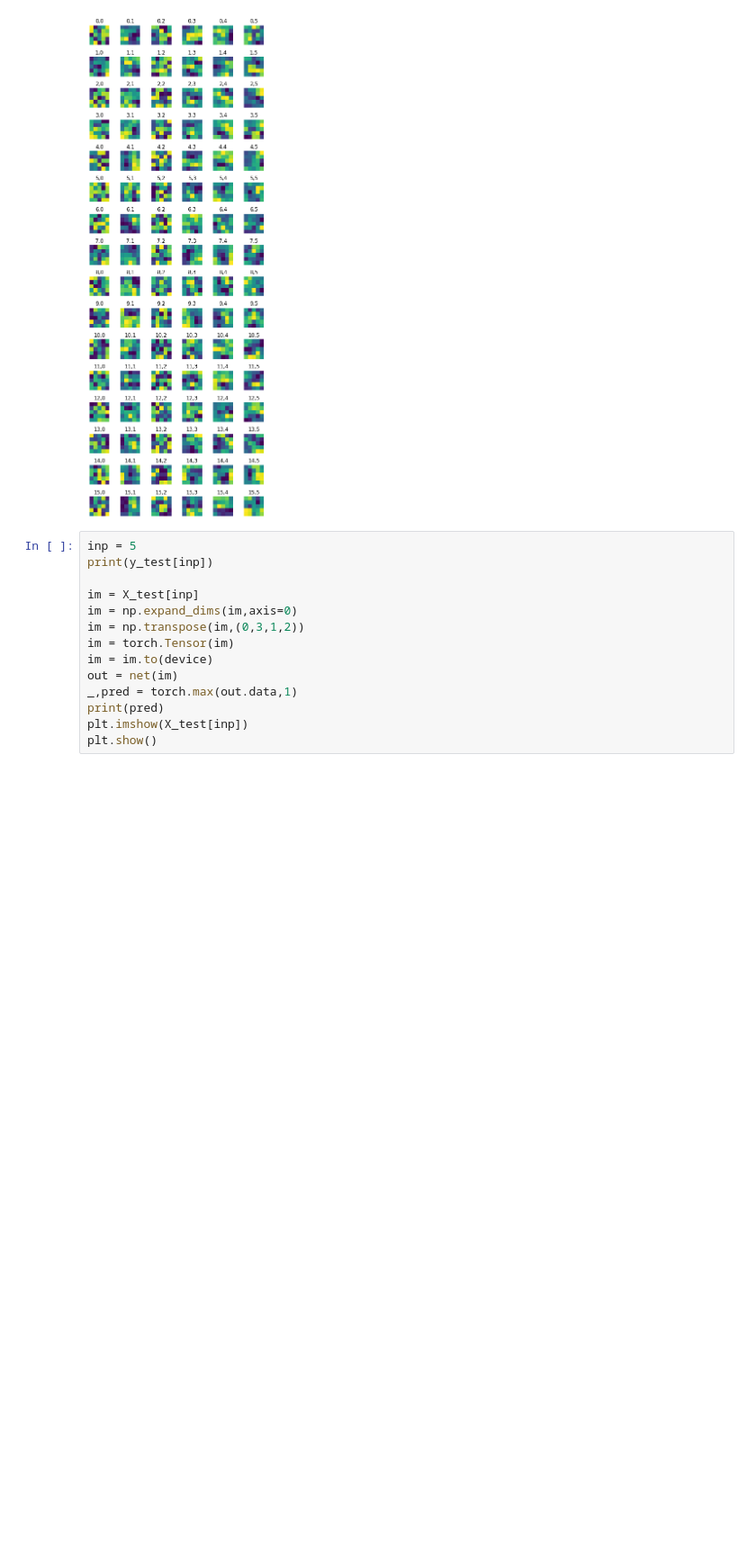
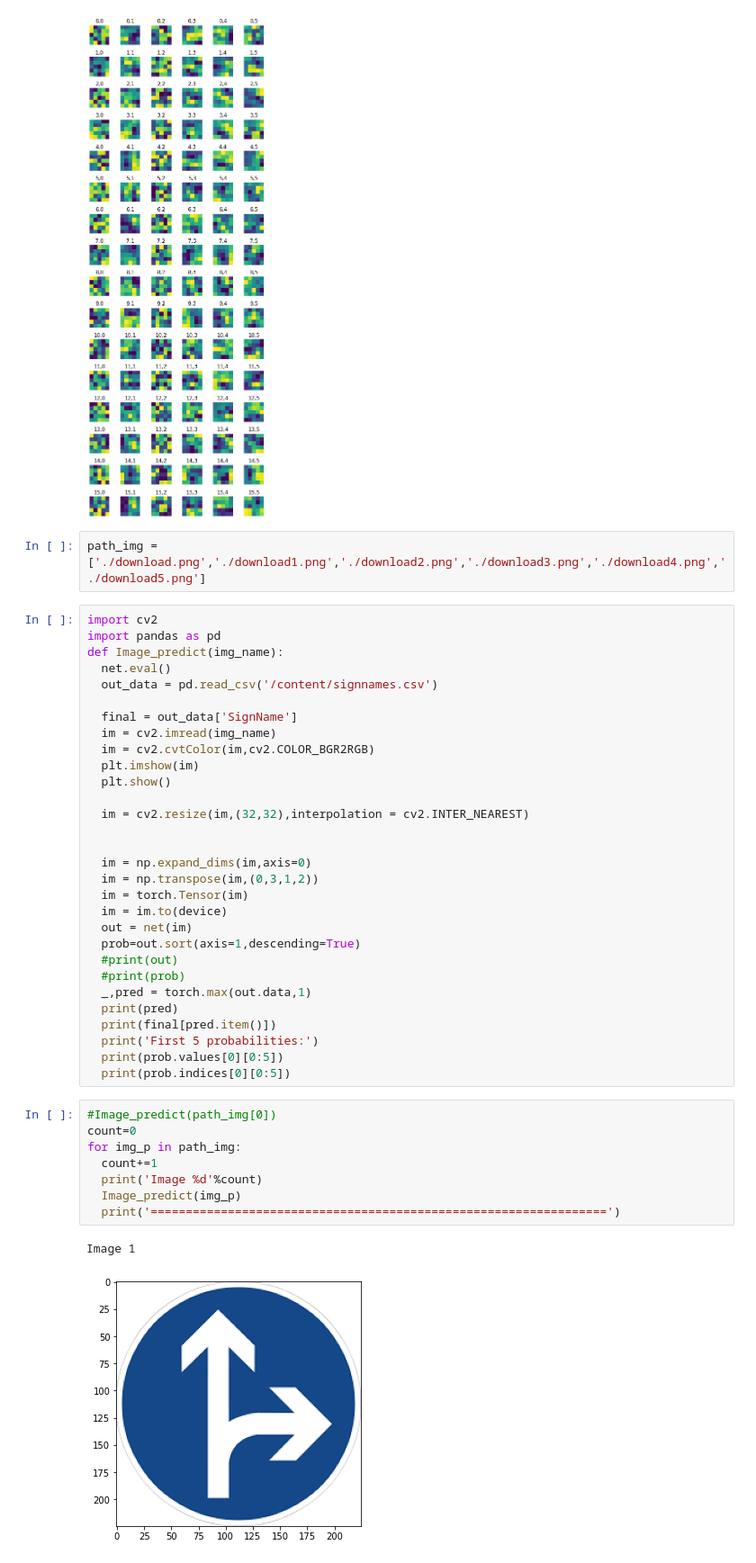
Before and after one commit to RamAIbot/Self_Driving_car_Traffic_Sign_classifier, a Jupyter notebook: Final_project.ipynb, the cells around one changed output. Shown: that part at 90% size. Drawn from its saved outputs; the diff is of its cells as text; blank space fills up the shorter version.

Commit message:
Traffic Sign detection v1.0

```diff
--- a/Final_project.ipynb
+++ b/Final_project.ipynb
@@ -453,17 +457,46 @@ plot_weights(net,3,True,False)
 # %% [output]
 torch.Size([16, 6, 5, 5])
 [figure]
-# %%
-inp = 5
-print(y_test[inp])
-
-im = X_test[inp]
-im = np.expand_dims(im,axis=0)
-im = np.transpose(im,(0,3,1,2))
-im = torch.Tensor(im)
-im = im.to(device)
-out = net(im)
-_,pred = torch.max(out.data,1)
-print(pred)
-plt.imshow(X_test[inp])
-plt.show()
+# %%
+path_img = ['./download.png','./download1.png','./download2.png','./download3.png','./download4.png','./download5.png']
+# %%
+import cv2
+import pandas as pd
+def Image_predict(img_name):
+  net.eval()
+  out_data = pd.read_csv('/content/signnames.csv')
+
+  final = out_data['SignName']
+  im = cv2.imread(img_name)
+  im = cv2.cvtColor(im,cv2.COLOR_BGR2RGB)
+  plt.imshow(im)
+  plt.show()
+
+  im = cv2.resize(im,(32,32),interpolation = cv2.INTER_NEAREST)
+
+
+  im = np.expand_dims(im,axis=0)
+  im = np.transpose(im,(0,3,1,2))
+  im = torch.Tensor(im)
+  im = im.to(device)
+  out = net(im)
+  prob=out.sort(axis=1,descending=True)
+  #print(out)
+  #print(prob)
+  _,pred = torch.max(out.data,1)
+  print(pred)
+  print(final[pred.item()])
+  print('First 5 probabilities:')
+  print(prob.values[0][0:5])
+  print(prob.indices[0][0:5])
+# %%
+#Image_predict(path_img[0])
+count=0
+for img_p in path_img:
+  count+=1
+  print('Image %d'%count)
+  Image_predict(img_p)
+  print('=================================================================')
+# %% [output]
+Image 1
+[figure, added]
```
Also changed, not shown: parts of 3 cells of this notebook, 7 other files.
